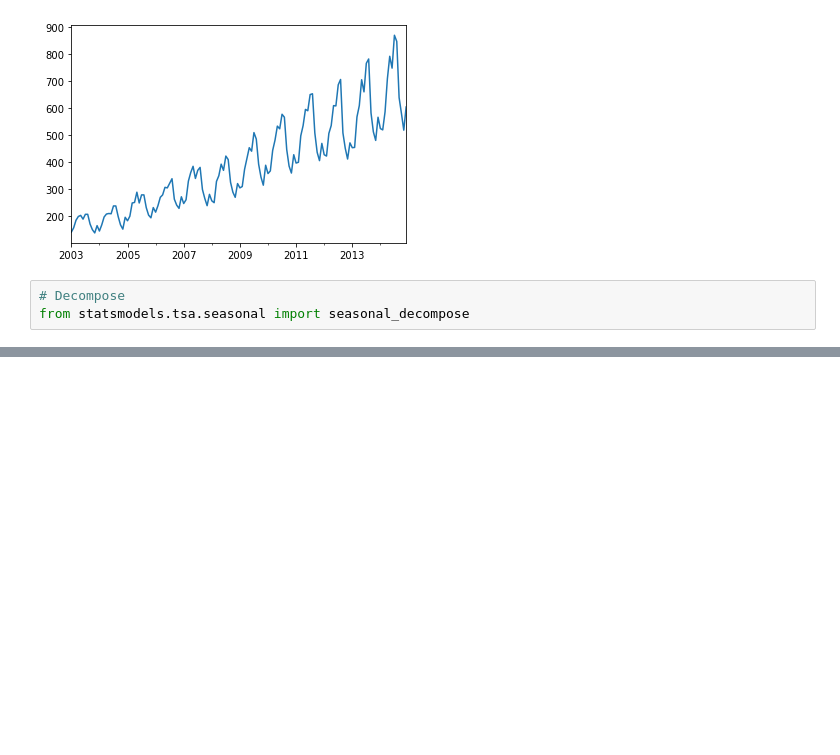
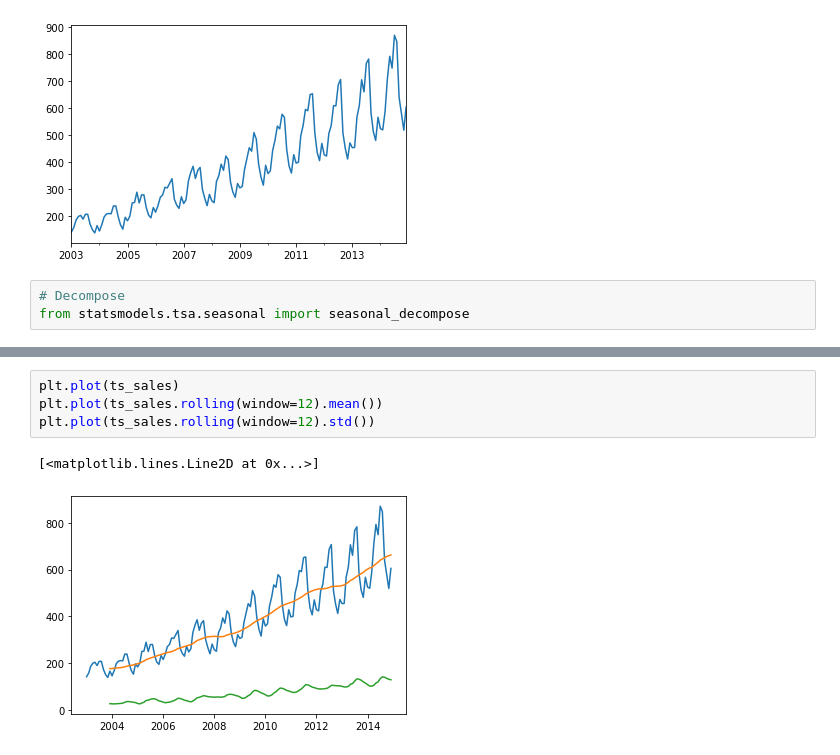
Before and after one commit to FazlullahBokhari/AI.workspace, a Jupyter notebook: Time Series.ipynb, the cells around one changed output, grey strips where cells are left out. Cells and saved outputs as stored; diff of their text form; blank space fills up the shorter version.

```diff
--- a/Time Series.ipynb
+++ b/Time Series.ipynb
@@ -362,0 +393,7 @@ plt.plot(ts_sales.rolling(window=12).mean())
+# %%
+plt.plot(ts_sales)
+plt.plot(ts_sales.rolling(window=12).mean())
+plt.plot(ts_sales.rolling(window=12).std())
+# %% [output]
+[<matplotlib.lines.Line2D at 0x...>]
+[figure, added]
```
Also changed, not shown: parts of 45 cells of this notebook.
